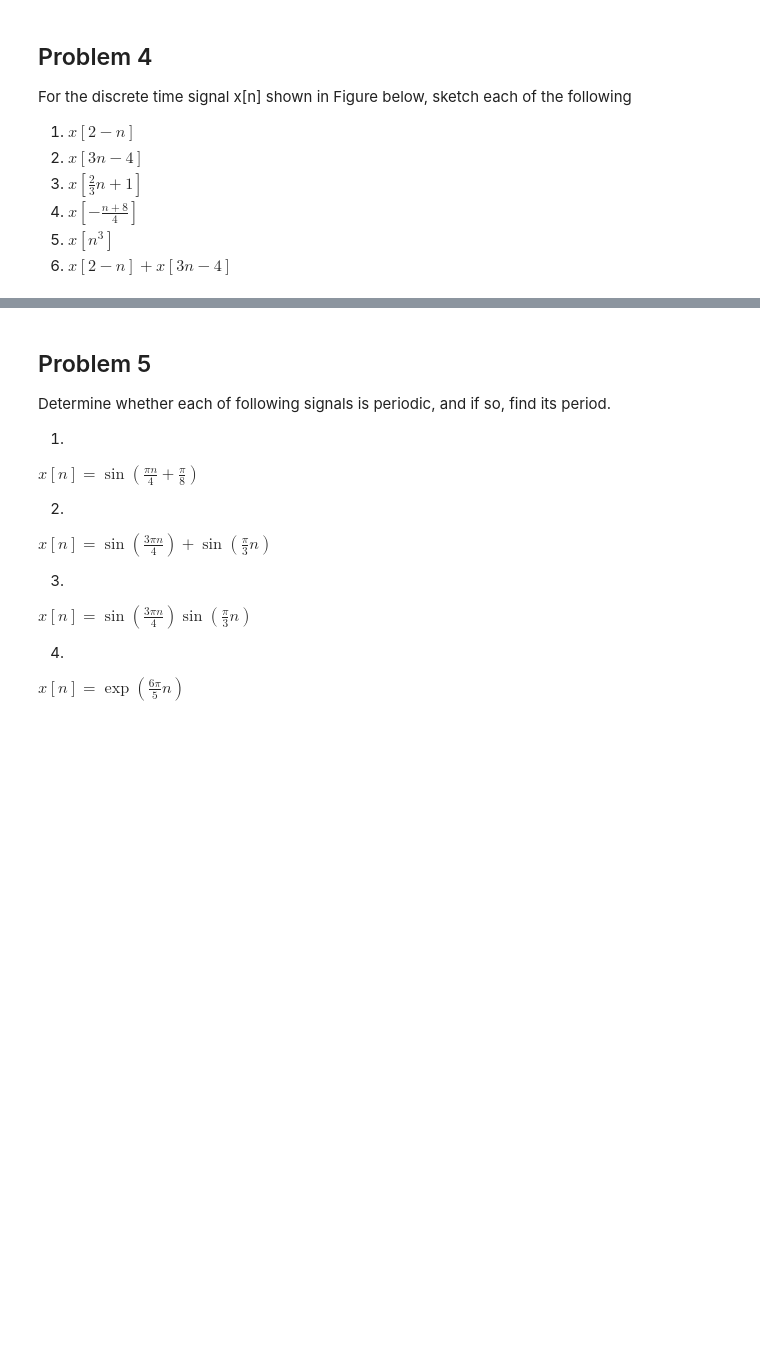
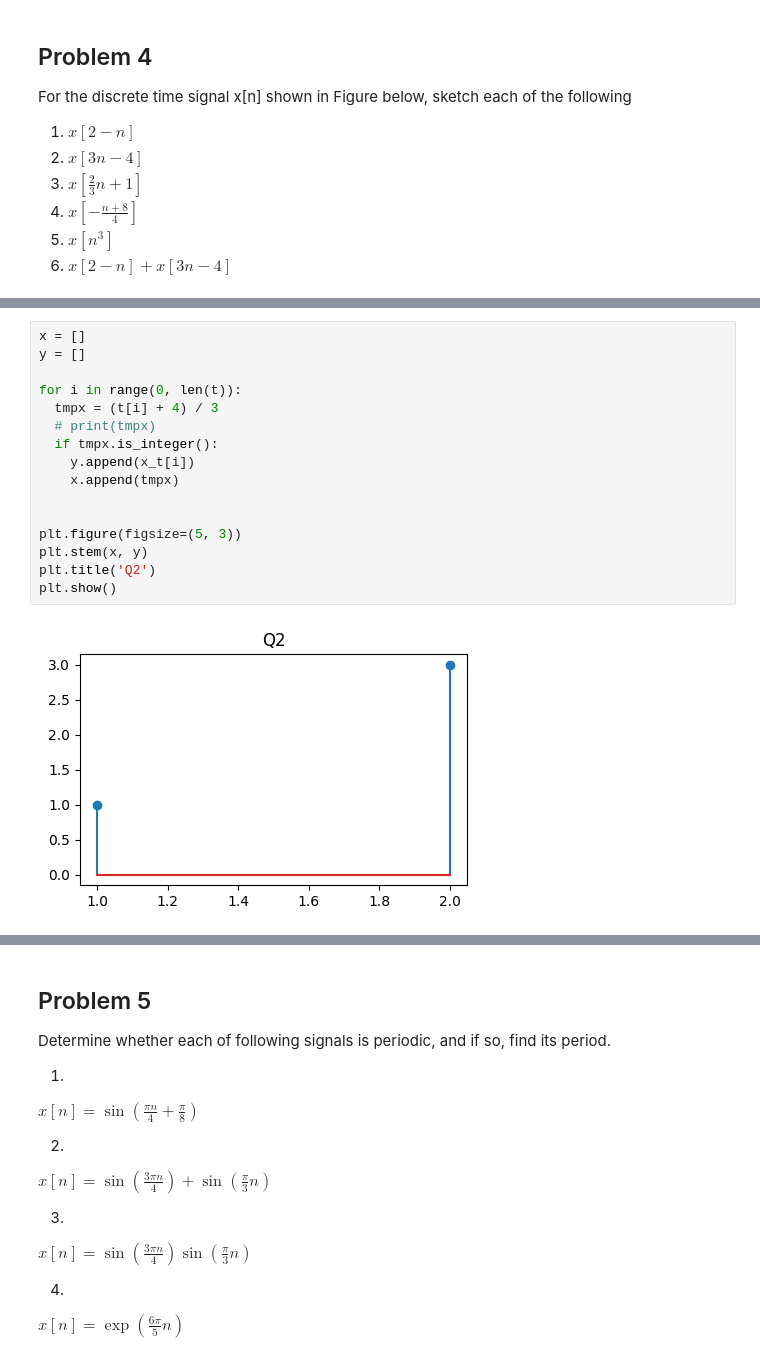
Before and after one commit to ChanatpakornS/Chula-CP-Courses, a Jupyter notebook: CU_ComEngMath_2/assignment/Com_Eng_Math_2_1_2024_Assignment_1.ipynb, the cells around one changed output, grey strips where cells are left out. Drawn from its saved outputs; the diff is of its cells as text; blank space fills up the shorter version.

```diff
--- a/CU_ComEngMath_2/assignment/Com_Eng_Math_2_1_2024_Assignment_1.ipynb
+++ b/CU_ComEngMath_2/assignment/Com_Eng_Math_2_1_2024_Assignment_1.ipynb
@@ -162,0 +161,18 @@ plt.show()
+# %%
+x = []
+y = []
+
+for i in range(0, len(t)):
+  tmpx = (t[i] + 4) / 3
+  # print(tmpx)
+  if tmpx.is_integer():
+    y.append(x_t[i])
+    x.append(tmpx)
+
+
+plt.figure(figsize=(5, 3))
+plt.stem(x, y)
+plt.title('Q2')
+plt.show()
+# %% [output]
+[figure, added]
```
Also changed, not shown: parts of 23 cells of this notebook.
